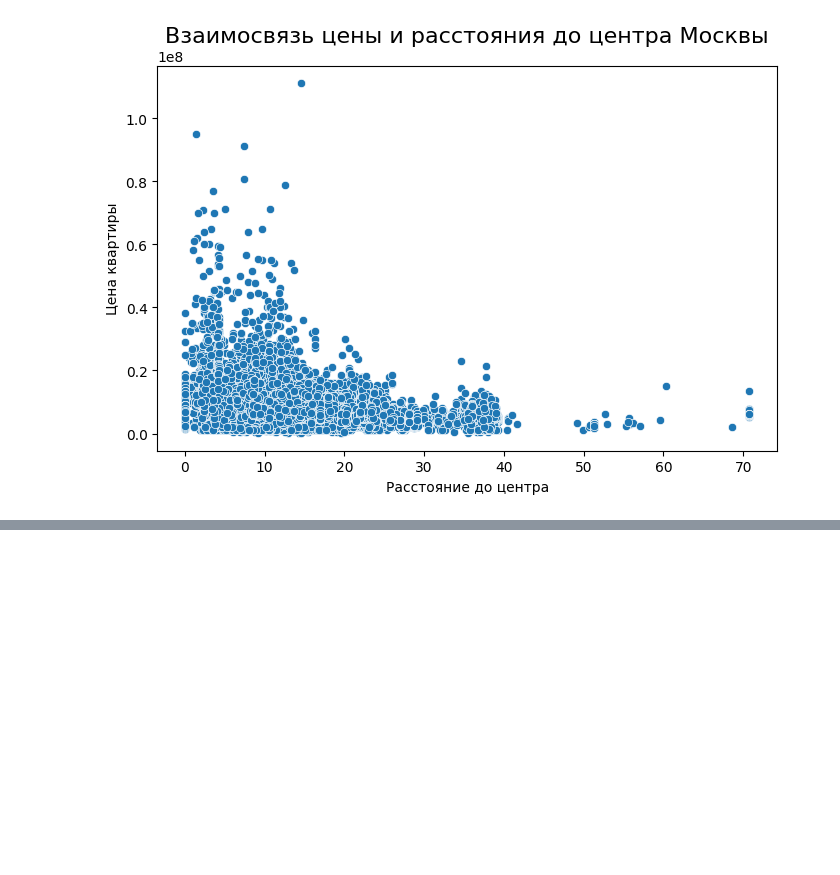
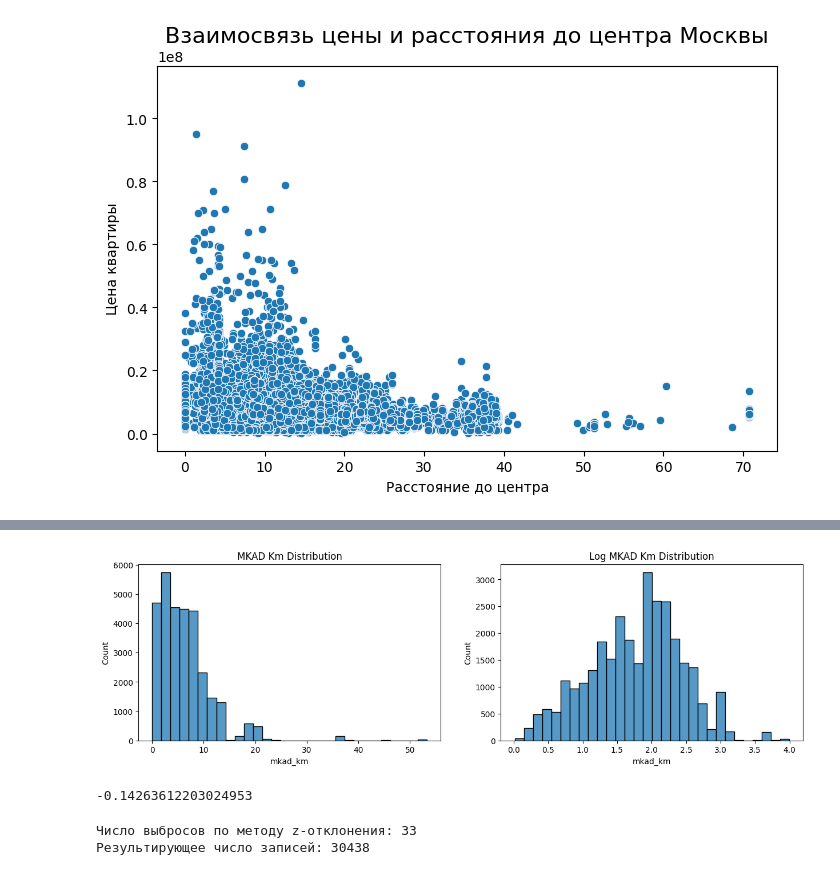
Before and after one commit to kathars1ss/learning_datascience, a Jupyter notebook: 14/clearing_data.ipynb, the cells around one changed output, grey strips where cells are left out. Drawn from its saved outputs; the diff is of its cells as text; code cells hidden in the pictures; blank space fills up the shorter version.

```diff
--- a/14/clearing_data.ipynb
+++ b/14/clearing_data.ipynb
@@ -91,0 +124,19 @@ axes.set_xlabel('Расстояние до центра');
+# %%
+fig, axes = plt.subplots(nrows=1, ncols=2, figsize=(15, 4))
+
+sns.histplot(
+    sber_data['mkad_km'],
+    bins=30,
+    ax=axes[0]
+);
+axes[0].set_title('MKAD Km Distribution');
+
+log_mkad_km = np.log(sber_data['mkad_km'] + 1)
+sns.histplot(log_mkad_km , bins=30, ax=axes[1])
+axes[1].set_title('Log MKAD Km Distribution');
+# %% [output]
+[figure, added]
+# %%
+log_mkad_km.skew() #численный показатель ассиметрии
+# %% [output]
+-0.14263612203024953
@@ -91,0 +156,7 @@ axes.set_xlabel('Расстояние до центра');
+# %%
+outliers, cleaned = outliers_z_score(sber_data, 'mkad_km', log_scale=True)
+print(f'Число выбросов по методу z-отклонения: {outliers.shape[0]}')
+print(f'Результирующее число записей: {cleaned.shape[0]}')
+# %% [output]
+Число выбросов по методу z-отклонения: 33
+Результирующее число записей: 30438
```
Also changed, not shown: parts of 12 cells of this notebook, 2 other files.
